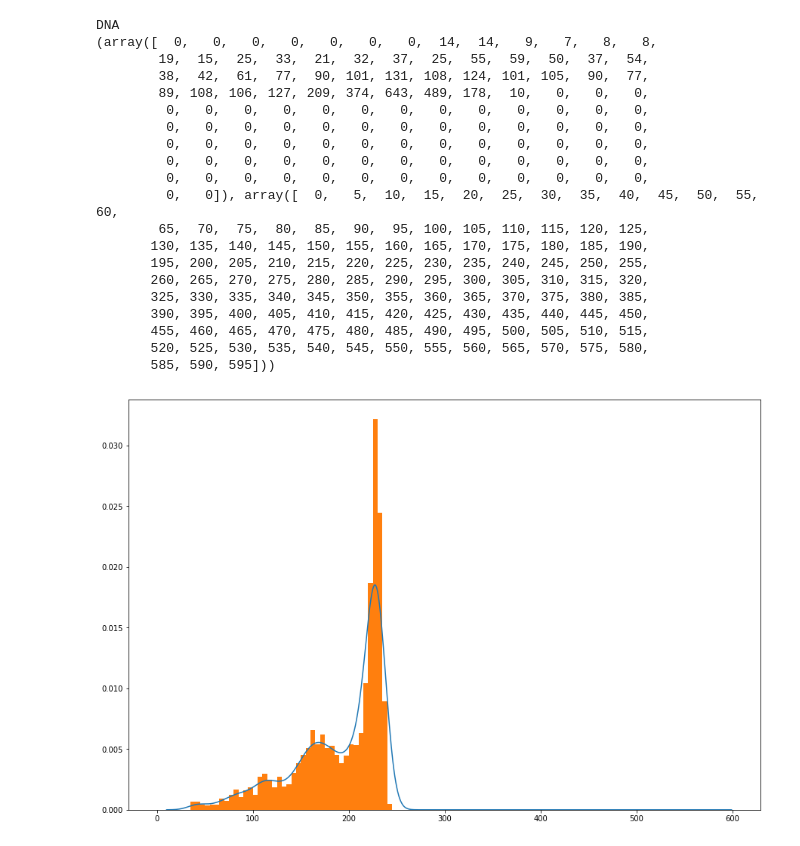
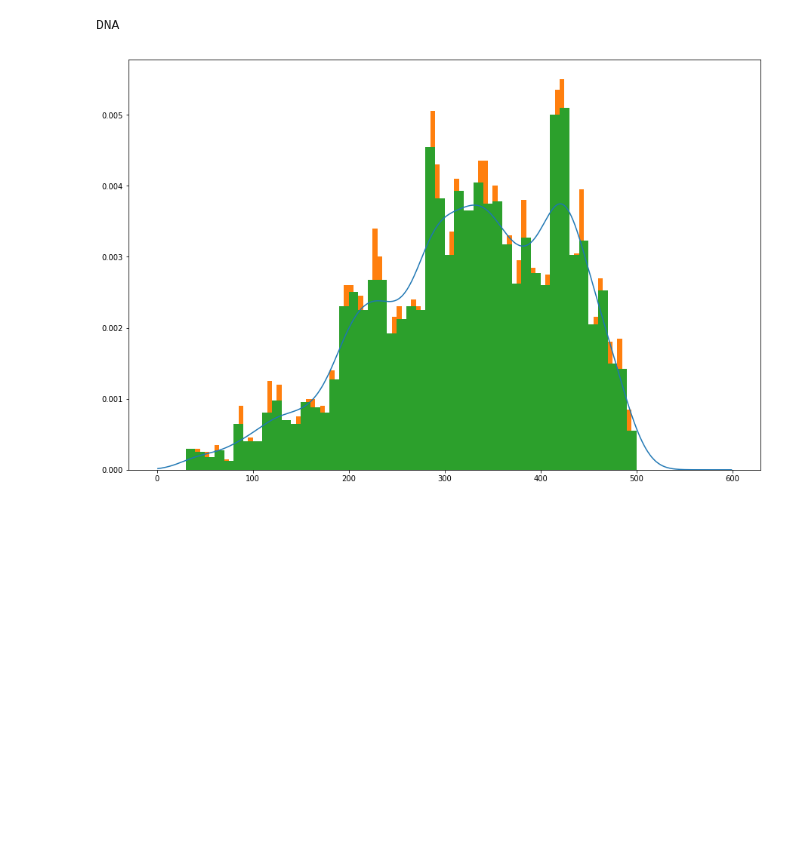
Before and after one commit to y-ksenia/1qgt_modeling, a Jupyter notebook: calc_rad_distr/test_kde.ipynb, the cells around one changed output. Saved outputs shown, nothing was run; the diff lists cells and outputs as text; code cells hidden in the pictures; blank space fills up the shorter version.

```diff
--- a/calc_rad_distr/test_kde.ipynb
+++ b/calc_rad_distr/test_kde.ipynb
@@ -15,66 +15,49 @@ from tqdm import tqdm
 #Указываем: шаг по фреймам, максимальное количество фрейм (как автоматизировать?)
 
 step = 1
-max_frame = 9045
+max_frame = 5000
 
 # In[34]:
 
 for elem in (['DNA']):
     print(elem)
-    if not os.path.exists(f'dsDNA_4000bp_50mM/{elem}_rad_distr'):
-        os.mkdir(f'dsDNA_4000bp_50mM/{elem}_rad_distr')
-    for frame in tqdm(range(6180, 6181, step)):
+#     if not os.path.exists(f'../DNA/dsDNA/{}bp/%smM/push_from_30nm/radius_vectors'):
+#         os.mkdir(f'dsDNA_4000bp_50mM/{elem}_rad_distr')
+    for frame in tqdm(range(1000, 1001, step)):
         #Считываем координаты всех частиц
-        fname = f'dsDNA_4000bp_50mM/distr/{elem}.{frame}.dat'
+        fname = f'../DNA/dsDNA/4000bp/50mM/push_100k_steps/radius_vectors/run_1/{elem}.{frame}.dat'
         fig = plt.figure(figsize = (15,10))
         #Вычисляем радиальное распределение
-        x = np.arange(10,600)
+        x = np.arange(1,600)
         data = np.array([float(i.strip()) for i in open(fname)])
         # Посторой гистограммы hist(data, bins=[1, 2, 3, 4])  и сравни с графиком (x, pdf)
-        s = np.histogram(data, bins = range(0,600,5))
+        s = np.histogram(data, bins = range(0,600,1))
         pdf = np.array(scipy.stats.gaussian_kde(data).pdf(x))
-        pdf1 = np.array(scipy.stats.gaussian_kde(data, bw_method='scott').pdf(x))
-        pdf2 = np.array(scipy.stats.gaussian_kde(data, bw_method=0.2).pdf(x))
+#         pdf1 = np.array(scipy.stats.gaussian_kde(data, bw_method='scott').pdf(x))
+#         pdf2 = np.array(scipy.stats.gaussian_kde(data, bw_method=0.2).pdf(x))
         denom = x*x*4*pi
         pltdt = np.divide(pdf, denom)
         pltdt /= sum(pltdt)
-        pltdt1 = np.divide(pdf1, denom)
-        pltdt1 /= sum(pltdt1)
-        pltdt2 = np.divide(pdf2, denom)
-        pltdt2 /= sum(pltdt2)
-        h = s[0]/(s[1][:-1]**2)
-        print(s)
+#         pltdt1 = np.divide(pdf1, denom)
+#         pltdt1 /= sum(pltdt1)
+#         pltdt2 = np.divide(pdf2, denom)
+#         pltdt2 /= sum(pltdt2)
+#         h = s[0]/(s[1][:-1]**2)
+#         print(s)
         plt.plot(x, pdf)
 #         plt.plot(x, pltdt1)
+#         plt.ylim(0,0.00001)
 #         plt.plot(x, pltdt2)
 #         plt.plot(s[1][:-1], h)
         plt.hist(data, bins = range(0,600,5), density=True)
+        plt.hist(data, bins = range(0,600,10), density=True)
 
         #Сохраняем то, что посчитали
 #         file = open(f'dsDNA_4000bp_50mM/{elem}_rad_distr/{frame}.dat', "w")
 #         for i,j in enumerate(x):
 #             file.write(str(j) + '\t' + str(pltdt[i]) + '\n')
 #         file.close()
 #     plt.show()
 # %% [output]
 DNA
-(array([  0,   0,   0,   0,   0,   0,   0,  14,  14,   9,   7,   8,   8,
-        19,  15,  25,  33,  21,  32,  37,  25,  55,  59,  50,  37,  54,
-        38,  42,  61,  77,  90, 101, 131, 108, 124, 101, 105,  90,  77,
-        89, 108, 106, 127, 209, 374, 643, 489, 178,  10,   0,   0,   0,
-         0,   0,   0,   0,   0,   0,   0,   0,   0,   0,   0,   0,   0,
-         0,   0,   0,   0,   0,   0,   0,   0,   0,   0,   0,   0,   0,
-         0,   0,   0,   0,   0,   0,   0,   0,   0,   0,   0,   0,   0,
-         0,   0,   0,   0,   0,   0,   0,   0,   0,   0,   0,   0,   0,
-         0,   0,   0,   0,   0,   0,   0,   0,   0,   0,   0,   0,   0,
-         0,   0]), array([  0,   5,  10,  15,  20,  25,  30,  35,  40,  45,  50,  55,  60,
-        65,  70,  75,  80,  85,  90,  95, 100, 105, 110, 115, 120, 125,
-       130, 135, 140, 145, 150, 155, 160, 165, 170, 175, 180, 185, 190,
-       195, 200, 205, 210, 215, 220, 225, 230, 235, 240, 245, 250, 255,
-       260, 265, 270, 275, 280, 285, 290, 295, 300, 305, 310, 315, 320,
-       325, 330, 335, 340, 345, 350, 355, 360, 365, 370, 375, 380, 385,
-       390, 395, 400, 405, 410, 415, 420, 425, 430, 435, 440, 445, 450,
-       455, 460, 465, 470, 475, 480, 485, 490, 495, 500, 505, 510, 515,
-       520, 525, 530, 535, 540, 545, 550, 555, 560, 565, 570, 575, 580,
-       585, 590, 595]))
-[figure, old version]
+[figure, new version]
```
Also changed, not shown: parts of 1 cell of this notebook, 15 other files.
